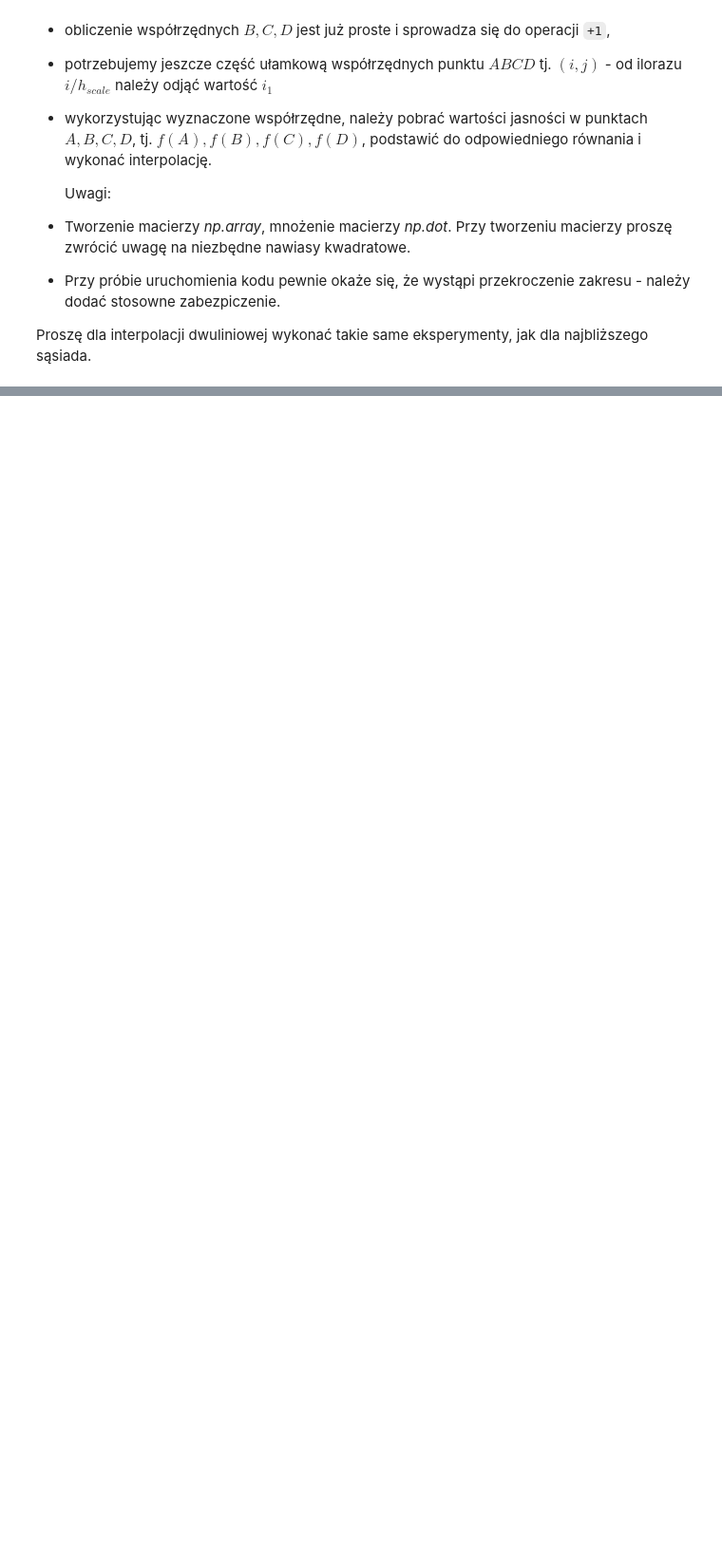
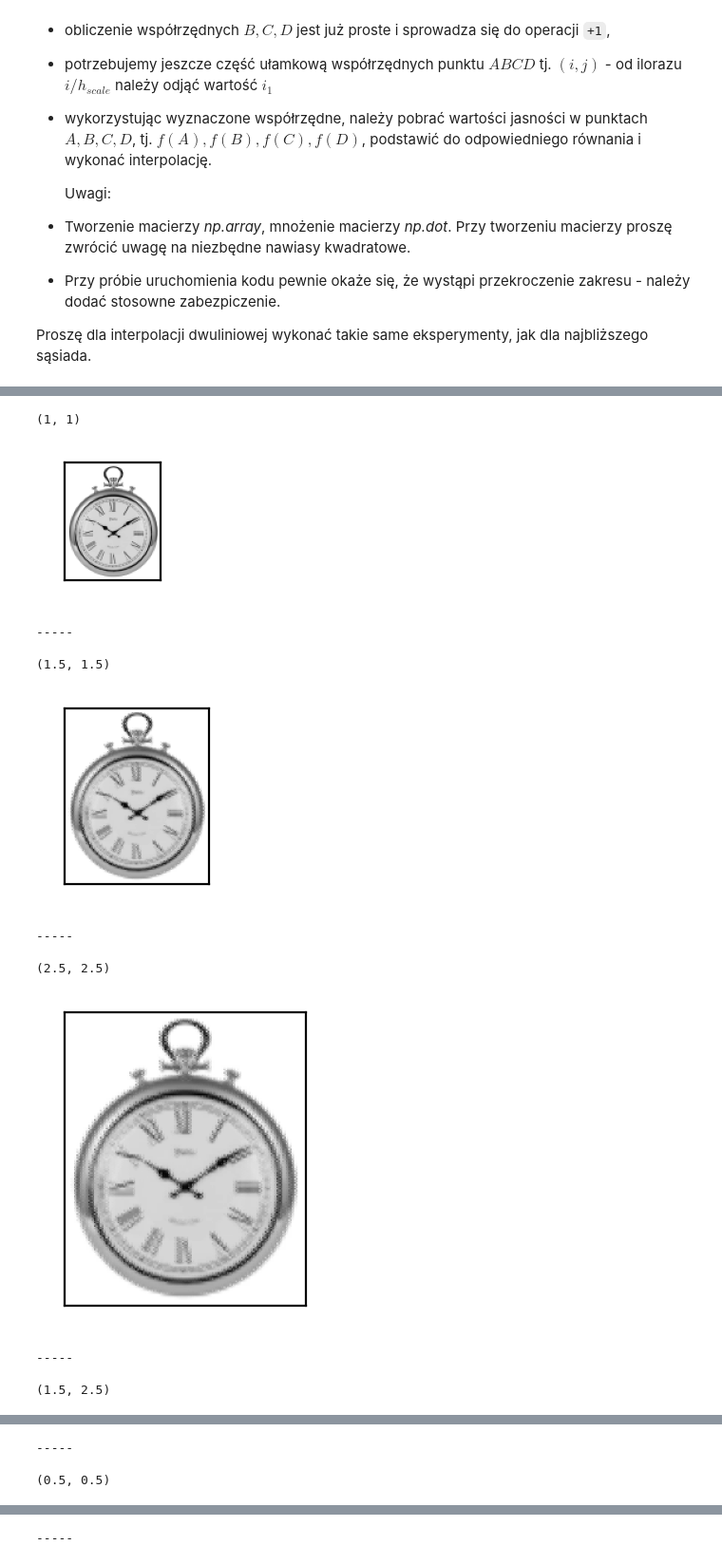
Before and after one commit to mhawryluk/wdcpo, a Jupyter notebook: lab5/05_resolution.ipynb, the cells around one changed output, grey strips where cells are left out. Shown at 95% size. Drawn from its saved outputs; the diff is of its cells as text; code cells hidden in the pictures; blank space fills up the shorter version.

```diff
--- a/lab5/05_resolution.ipynb
+++ b/lab5/05_resolution.ipynb
@@ -333,0 +366,19 @@ def interpolate(image, scale):
+# %%
+for scale in scales:
+    print(scale)
+    show_image(interpolate(clock, scale))
+    print('-----\n')
+# %% [output]
+(1, 1)
+[figure, added]
+-----
+
+(1.5, 1.5)
+[figure, added]
+-----
+
+(2.5, 2.5)
+[figure, added]
+-----
+
+(1.5, 2.5)
@@ -333,0 +386,3 @@ def interpolate(image, scale):
+-----
+
+(0.5, 0.5)
@@ -333,0 +390 @@ def interpolate(image, scale):
+-----
```
Also changed, not shown: parts of 23 cells of this notebook.
